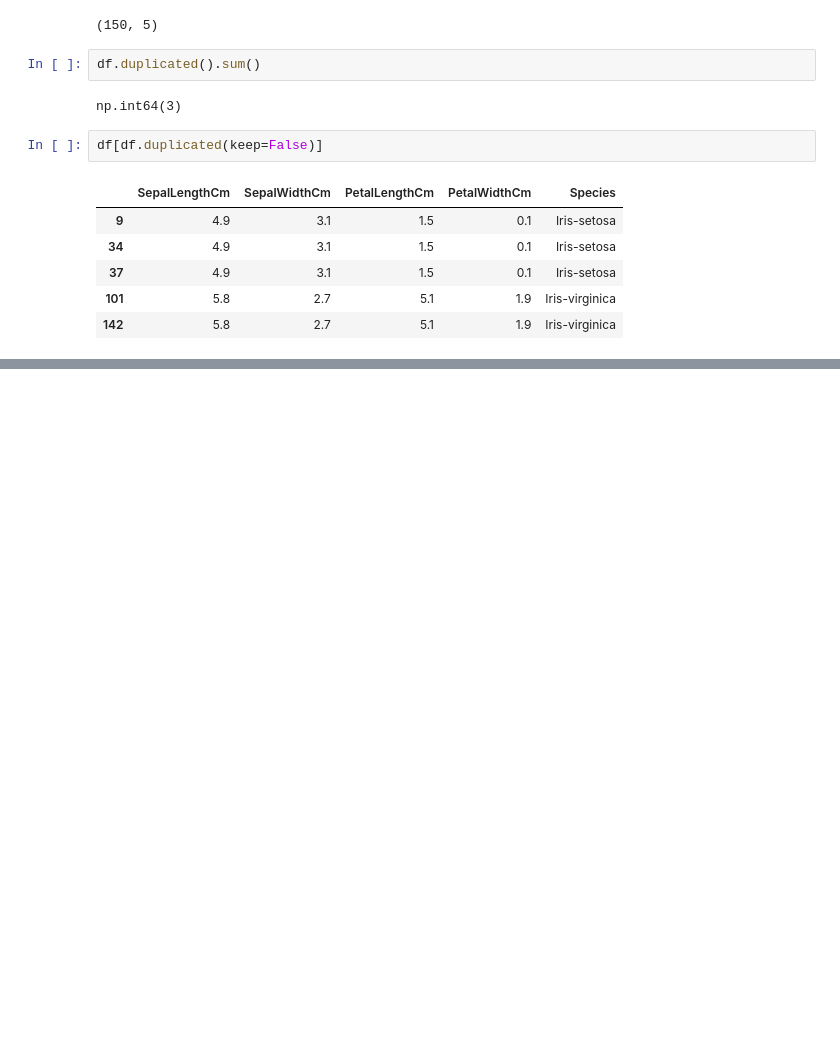
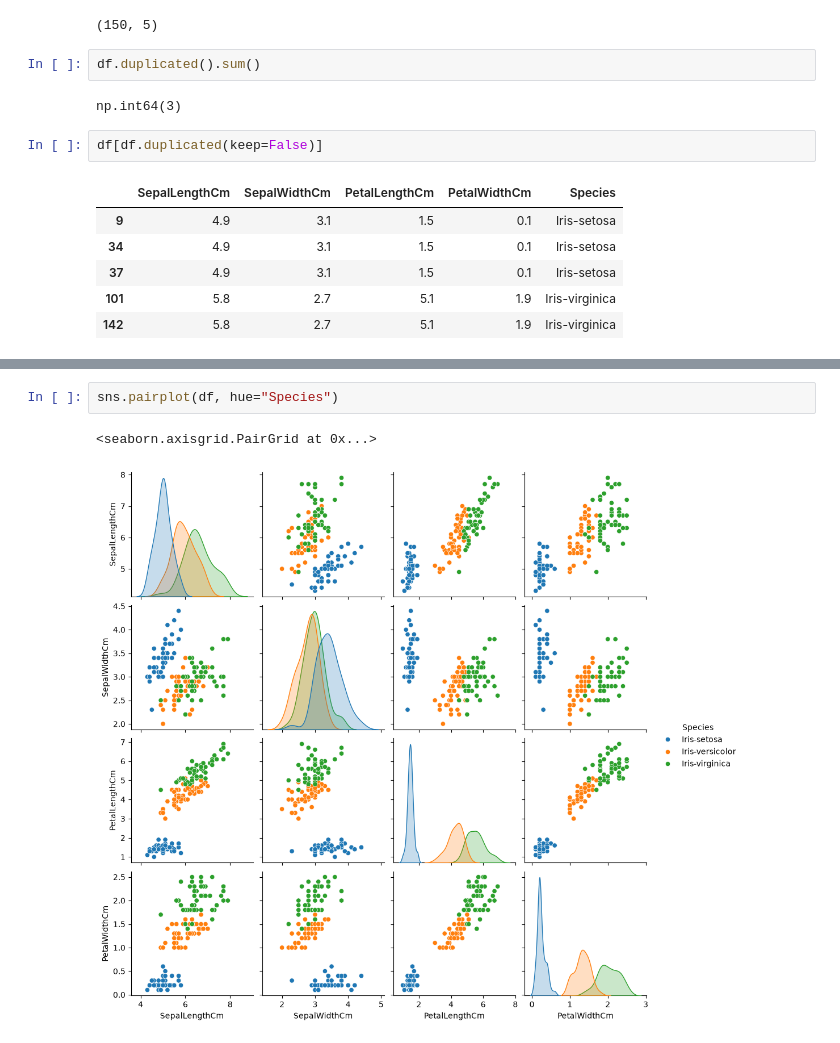
Before and after one commit to yassinehq/Iris-ml, a Jupyter notebook: notebooks/01_iris_classification.ipynb, the cells around one changed output, grey strips where cells are left out. Saved outputs shown, nothing was run; the diff lists cells and outputs as text; blank space fills up the shorter version.

Commit message:
EDA : pairplot, corrélations, conclusion

```diff
--- a/notebooks/01_iris_classification.ipynb
+++ b/notebooks/01_iris_classification.ipynb
@@ -73,0 +124,5 @@ df[df.duplicated(keep=False)]
+# %%
+sns.pairplot(df, hue="Species")
+# %% [output]
+<seaborn.axisgrid.PairGrid at 0x...>
+[figure, added]
```
Also changed, not shown: parts of 13 cells of this notebook.
